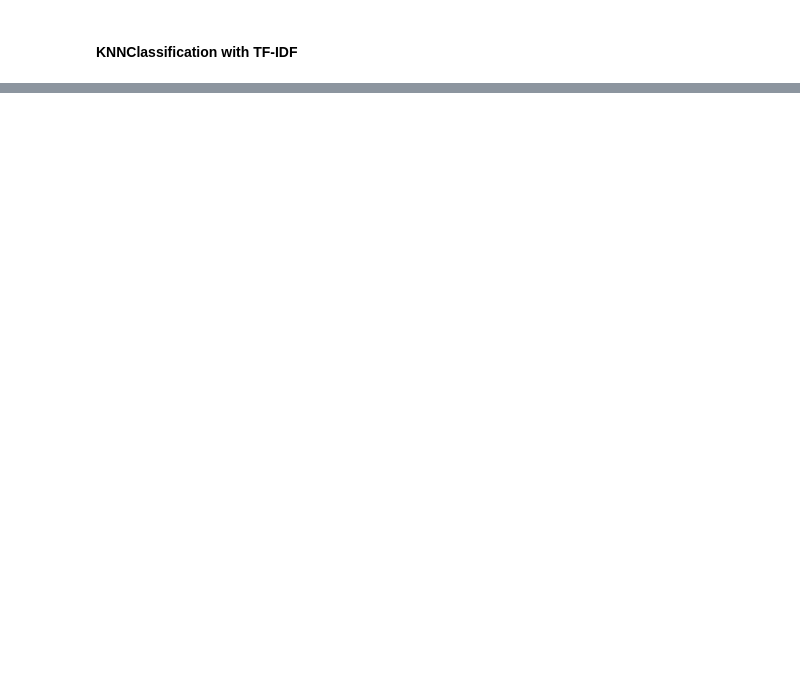
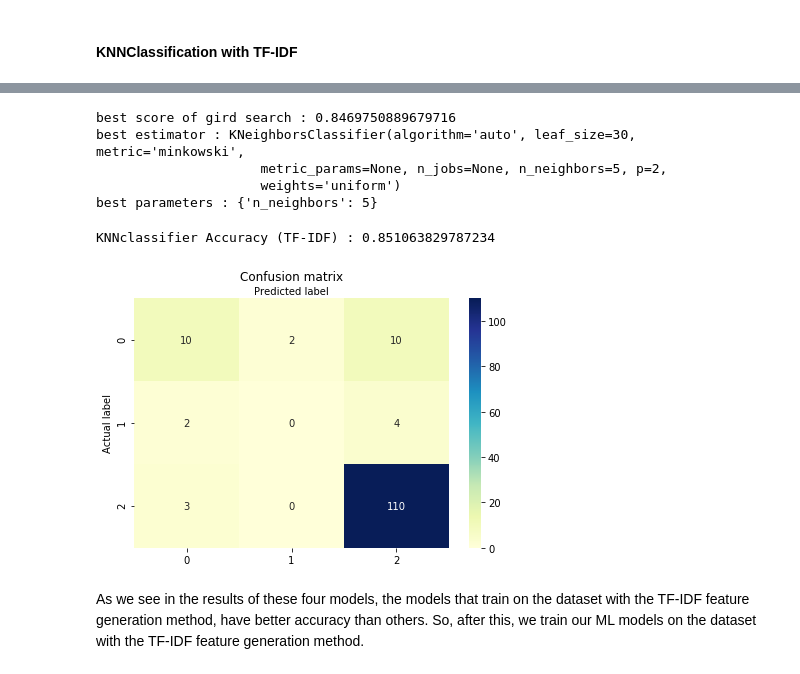
Before and after one commit to ZahraDehghani99/AI-Internship, a Jupyter notebook: Phase04-NLP-with-ML/Phase04-NLP-with-ML.ipynb, the cells around one changed output, grey strips where cells are left out. Saved outputs shown, nothing was run; the diff lists cells and outputs as text; code cells hidden in the pictures; blank space fills up the shorter version.

```diff
--- a/Phase04-NLP-with-ML/Phase04-NLP-with-ML.ipynb
+++ b/Phase04-NLP-with-ML/Phase04-NLP-with-ML.ipynb
@@ -337,7 +382,2 @@ confusion_matrix(y_test, predicted_logreg_bow)
 # %% [markdown]
 #### KNNClassification with TF-IDF
-# %%
-clf_logreg_tfidf = LogisticRegression()
-clf_logreg_tfidf.fit(X_train_bow, y_train)
-predicted_logreg_tfidf = clf_logreg_tfidf.predict(X_test_bow)
-print(f'Logistic Regression Accuracy (BoW) : {metrics.accuracy_score(y_test, predicted_logreg_tfidf)}')
@@ -345,0 +384,12 @@ print(classification_report(y_test, predicted_logreg_tfidf))
+# %%
+# Select an algorithm
+algorithm = KNeighborsClassifier()
+
+# Select list of possible hyperparameters to search girdsearch into them
+neighbors = np.arange(3, 16)
+param_grid  = dict(n_neighbors=neighbors)
+
+# Search for best hyperparameters
+grid_knn_tfidf = GridSearchCV(estimator=algorithm, param_grid=param_grid)
+
+grid_knn_tfidf.fit(X_train_tfidf, y_train)
@@ -346,2 +407,22 @@ print(classification_report(y_test, predicted_logreg_tfidf))
+# %%
+# Get the results
+print(f'best score of gird search : {grid_knn_tfidf.best_score_}')
+print(f'best estimator : {grid_knn_tfidf.best_estimator_}')
+print(f'best parameters : {grid_knn_tfidf.best_params_}')
+# %% [output]
+best score of gird search : 0.8469750889679716
+best estimator : KNeighborsClassifier(algorithm='auto', leaf_size=30, metric='minkowski',
+                     metric_params=None, n_jobs=None, n_neighbors=5, p=2,
+                     weights='uniform')
+best parameters : {'n_neighbors': 5}
+# %%
+predicted_knn_tfidf = grid_knn_tfidf.predict(X_test_tfidf)
+print(f'KNNclassifier Accuracy (TF-IDF) : {metrics.accuracy_score(y_test, predicted_knn_tfidf)}')
+# %% [output]
+KNNclassifier Accuracy (TF-IDF) : 0.851063829787234
 # %%
-confusion_matrix(y_test, predicted_logreg_tfidf)
+confusion_matrix(y_test, predicted_knn_tfidf)
+# %% [output]
+[figure, added]
+# %% [markdown]
+As we see in the results of these four models, the models that train on the dataset with the TF-IDF feature generation method, have better accuracy than others. So, after this, we train our ML models on the dataset with the TF-IDF feature generation method.
```
Also changed, not shown: parts of 18 cells of this notebook.
